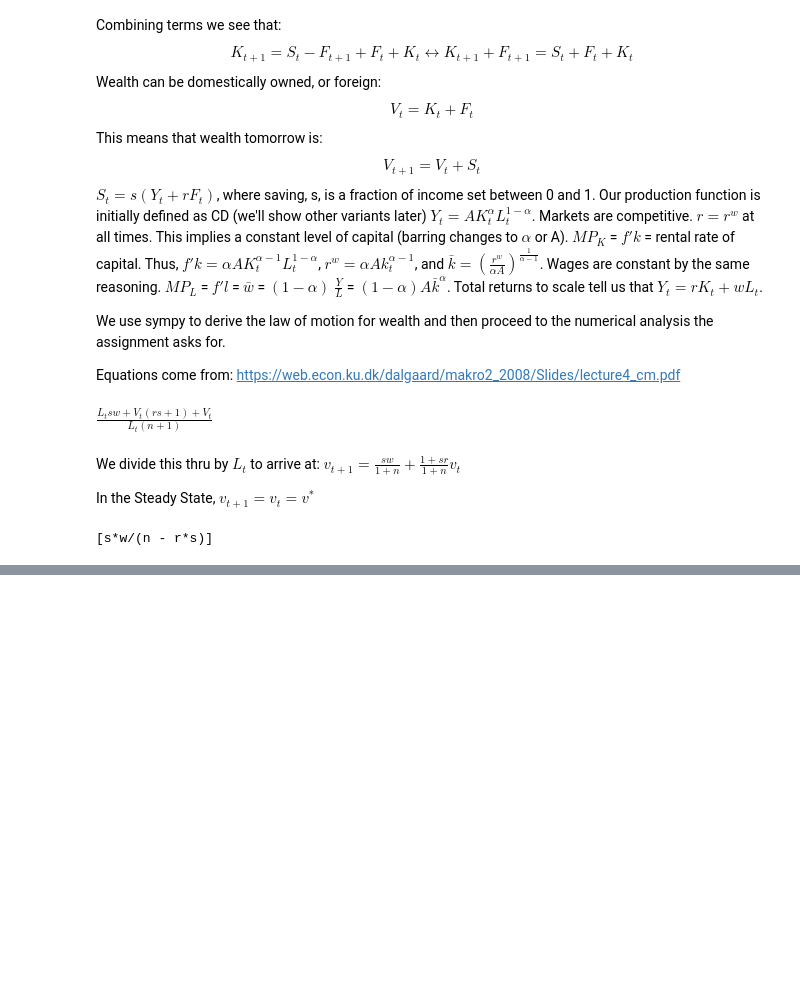
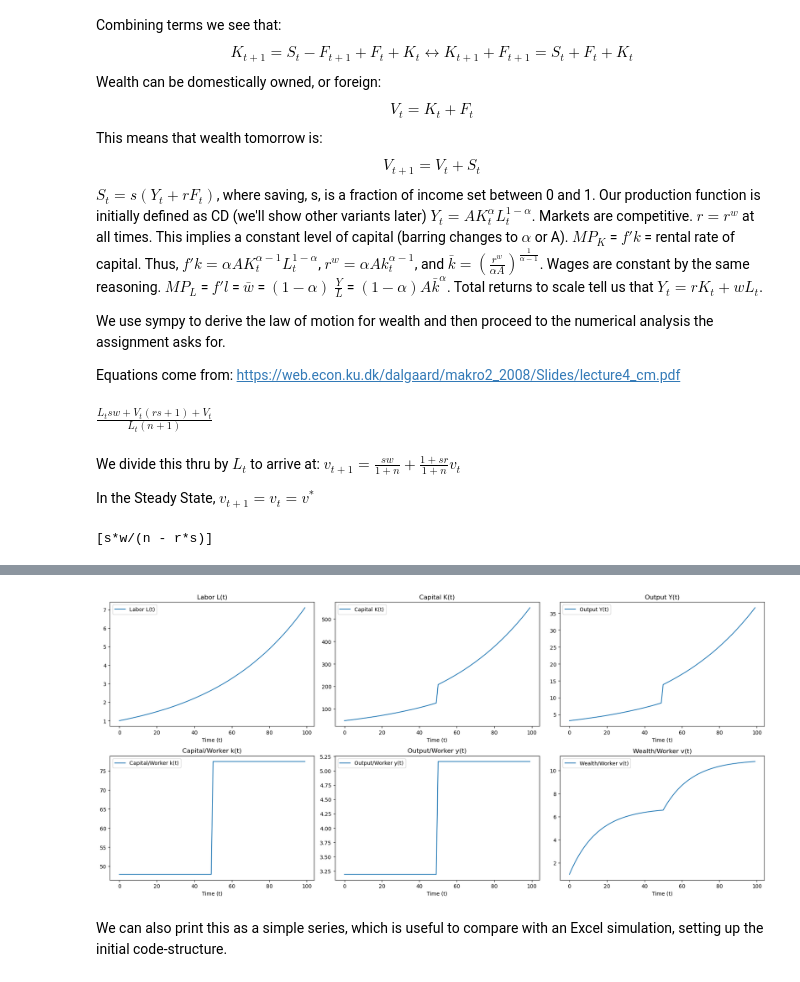
Before and after one commit to NumEconCopenhagen/projects-2024--Alfred-Stage---Jesper-Petersen---Linda-Zou, a Jupyter notebook: modelproject/Draft-Model.ipynb, the cells around one changed output, grey strips where cells are left out. Drawn from its saved outputs; the diff is of its cells as text; code cells hidden in the pictures; blank space fills up the shorter version.

```diff
--- a/modelproject/Draft-Model.ipynb
+++ b/modelproject/Draft-Model.ipynb
@@ -91,0 +124,8 @@ Set up model as a class
+# %%
+periods = 100
+Lt, Kt, Yt, kt, yt, vt = model.simulate(periods, t_shock=50, new_A=1.4)
+model.plot_results(Lt, Kt, Yt, kt, yt, vt)
+# %% [output]
+[figure, added]
+# %% [markdown]
+We can also print this as a simple series, which is useful to compare with an Excel simulation, setting up the initial code-structure.
```
Also changed, not shown: parts of 13 cells of this notebook, 1 other file.
